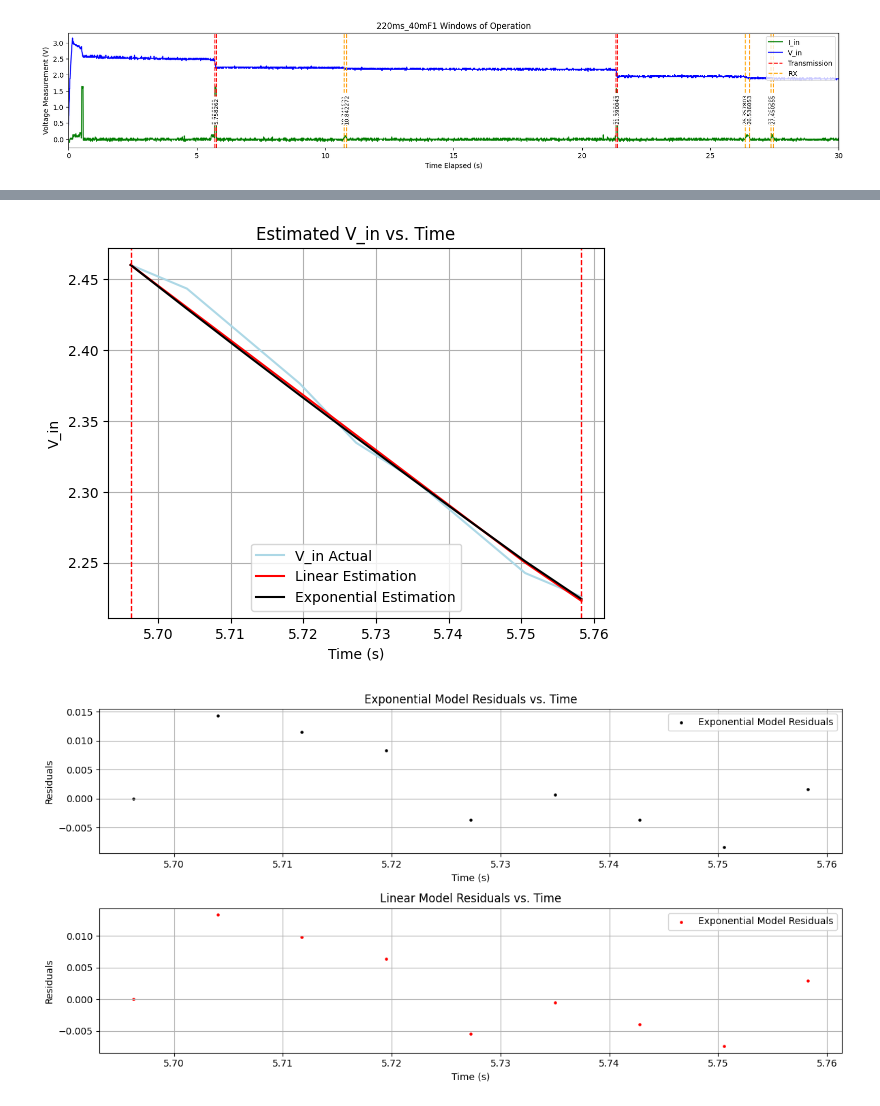
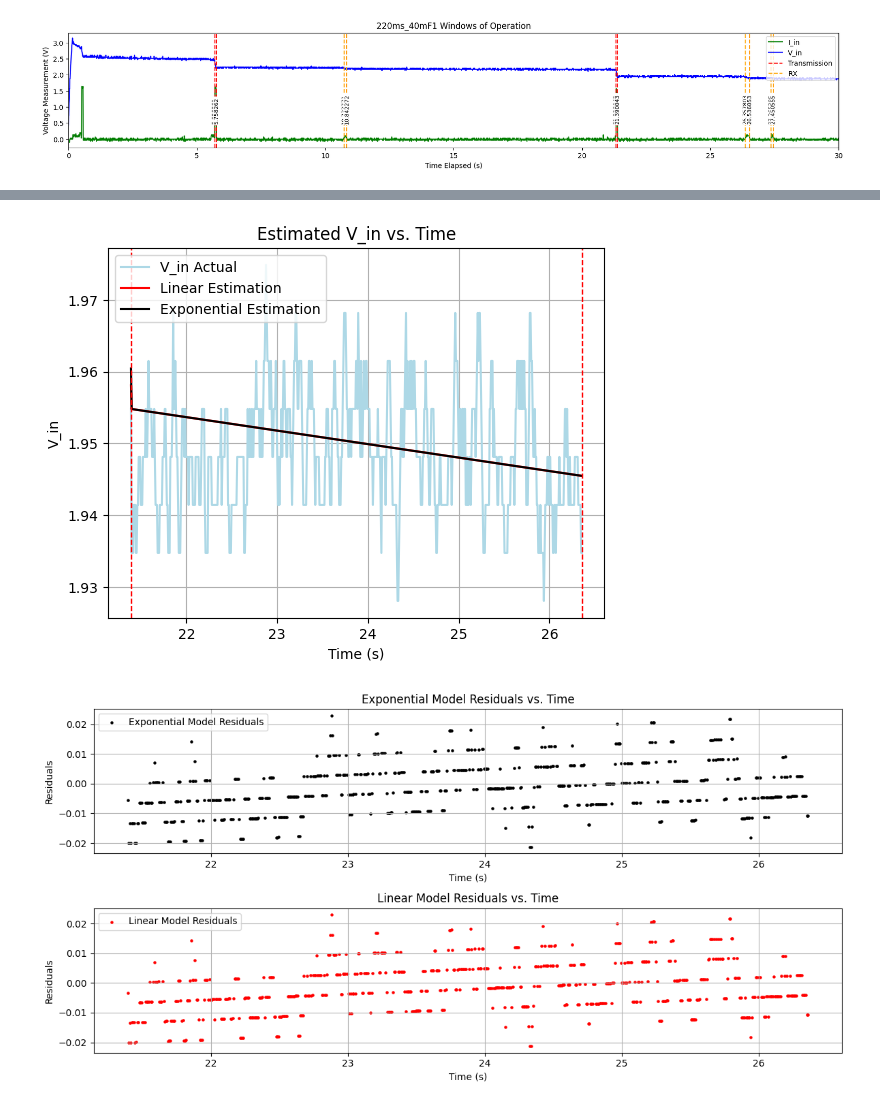
Before and after one commit to caspar/LoRa-Batteryless, a Jupyter notebook: 4-5 _ Cap_After_Vreg/viz.ipynb, the cells around one changed output, grey strips where cells are left out. Cells and saved outputs as stored; diff of their text form; code cells hidden in the pictures.

```diff
--- a/4-5 _ Cap_After_Vreg/viz.ipynb
+++ b/4-5 _ Cap_After_Vreg/viz.ipynb
@@ -197,7 +227,7 @@ R_shunt = 1.071
 initial_voltage = 0
 
 extend = 1
-window_size = 4
+window_size = 5
 
 file = '{}ms_{}mF1'.format(ms, int(C*1000))
 transmission_windows, rx_windows = get_bounds(file, extend)
@@ -229,7 +259,7 @@ plt.title('V_in vs. Time')
 plt.xlabel('Time (s)')
 plt.ylabel('V_in')
 plt.xlim(5.5, 6.0)
-plt.ylim(1.8, 2.6)
+# plt.ylim(1.8, 2.6)
 plt.grid(True)
 plt.legend()
 plt.show()
@@ -281,8 +311,8 @@ for i in range(0, len(window_indices) - 1):
         times.extend(t[1:] + adjusted_seconds.iloc[start])
 
         # Comment out the following 2 lines if you don't want to average between start/end of consecutive pieces
-        estimations_exp[-1] = (estimations_exp[-1] + guess_exp[0])/2
-        estimations_lin[-1] = (estimations_lin[-1] + guess_lin[0])/2
+        # estimations_exp[-1] = (estimations_exp[-1] + guess_exp[0])/2
+        # estimations_lin[-1] = (estimations_lin[-1] + guess_lin[0])/2
 
         estimations_exp.extend(guess_exp[1:])
         estimations_lin.extend(guess_lin[1:])
@@ -303,10 +333,10 @@ for i in range(0, len(window_indices) - 1):
 plt.plot(adjusted_seconds, smoothed_V_in, color='lightblue', label="V_in Actual")
 plt.plot(times, estimations_lin, color='red', label="Linear Estimation", zorder=2, linestyle='-')
 plt.plot(times, estimations_exp, color='black', label="Exponential Estimation", zorder=2, linestyle='-')
-plt.xlim(5.5, 30)
-plt.ylim(1.5, 2.6)
-# plt.xlim(10.5, 11)
-# plt.ylim(2.1, 2.3)
+# plt.xlim(5.5, 30)
+# plt.ylim(1.5, 2.6)
+plt.xlim(10.5, 11)
+plt.ylim(2.1, 2.3)
 plt.xlabel('Time (s)')
 plt.ylabel('V_in')
 plt.title('Estimated V_in vs. Time')
@@ -351,7 +381,7 @@ Window 9: 120.02         +/-     8.146111579877495
 #                                               #
 #################################################
 
-isolate_window = 1
+isolate_window = 6
 window_start = window_indices[isolate_window-1] - (window_size - 1)
 window_end = window_indices[isolate_window] - (window_size - 2)
 offset_start = window_indices[isolate_window-1] - window_indices[0]
@@ -366,33 +396,33 @@ plt.ylabel('V_in')
 plt.title('Estimated V_in vs. Time')
 plt.legend()
 plt.grid(True)
 for i, index in enumerate(window_indices):
     if isolate_window - 1 <= i <= isolate_window:
         plt.axvline(x=adjusted_seconds[index], color='r', linestyle='--', linewidth=1, label='Window')
 plt.show()
 
 # Plot residuals for the exponential model
 plt.figure(figsize=(12, 6))
 residuals_exp = smoothed_V_in[window_start:window_end] - estimations_exp[offset_start:offset_end]
 plt.subplot(2, 1, 1)
 plt.scatter(times[offset_start:offset_end], residuals_exp, color='black', label='Exponential Model Residuals', s=5)
 plt.xlabel('Time (s)')
 plt.ylabel('Residuals')
 plt.title('Exponential Model Residuals vs. Time')
 plt.legend()
 plt.grid(True)
 
 # Plot residuals for the linear model
 residuals_lin = smoothed_V_in[window_start:window_end] - estimations_lin[offset_start:offset_end]
 plt.subplot(2, 1, 2)
-plt.scatter(times[offset_start:offset_end], residuals_lin, color='r', label='Exponential Model Residuals', s=5)
+plt.scatter(times[offset_start:offset_end], residuals_lin, color='r', label='Linear Model Residuals', s=5)
 plt.xlabel('Time (s)')
 plt.ylabel('Residuals')
 plt.title('Linear Model Residuals vs. Time')
 plt.legend()
 plt.grid(True)
 plt.tight_layout()
 plt.show()
 # %% [output]
-[figure, old version]
+[figure, new version]
-[figure, old version]
+[figure, new version]
```
Also changed, not shown: parts of 5 cells of this notebook.
